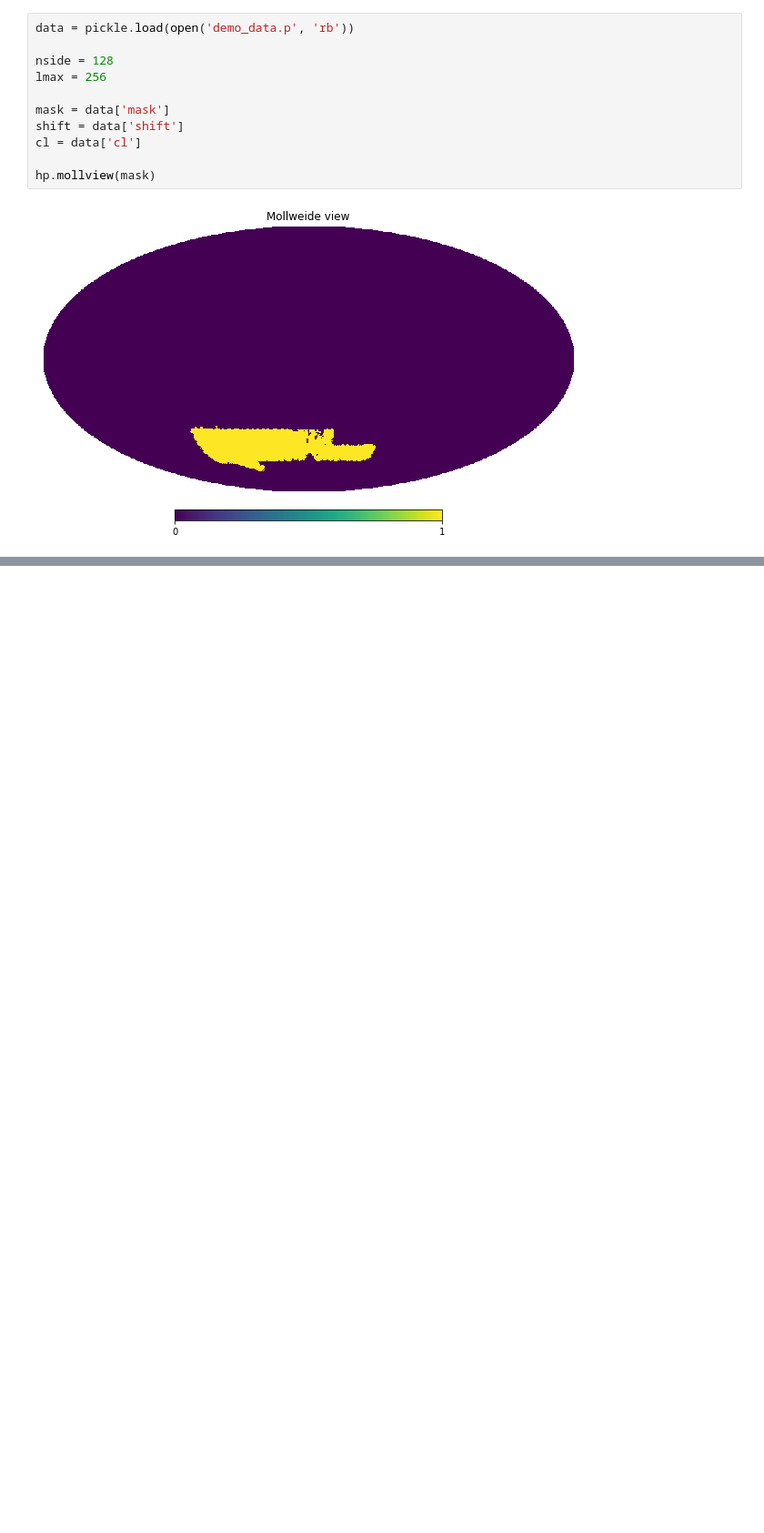
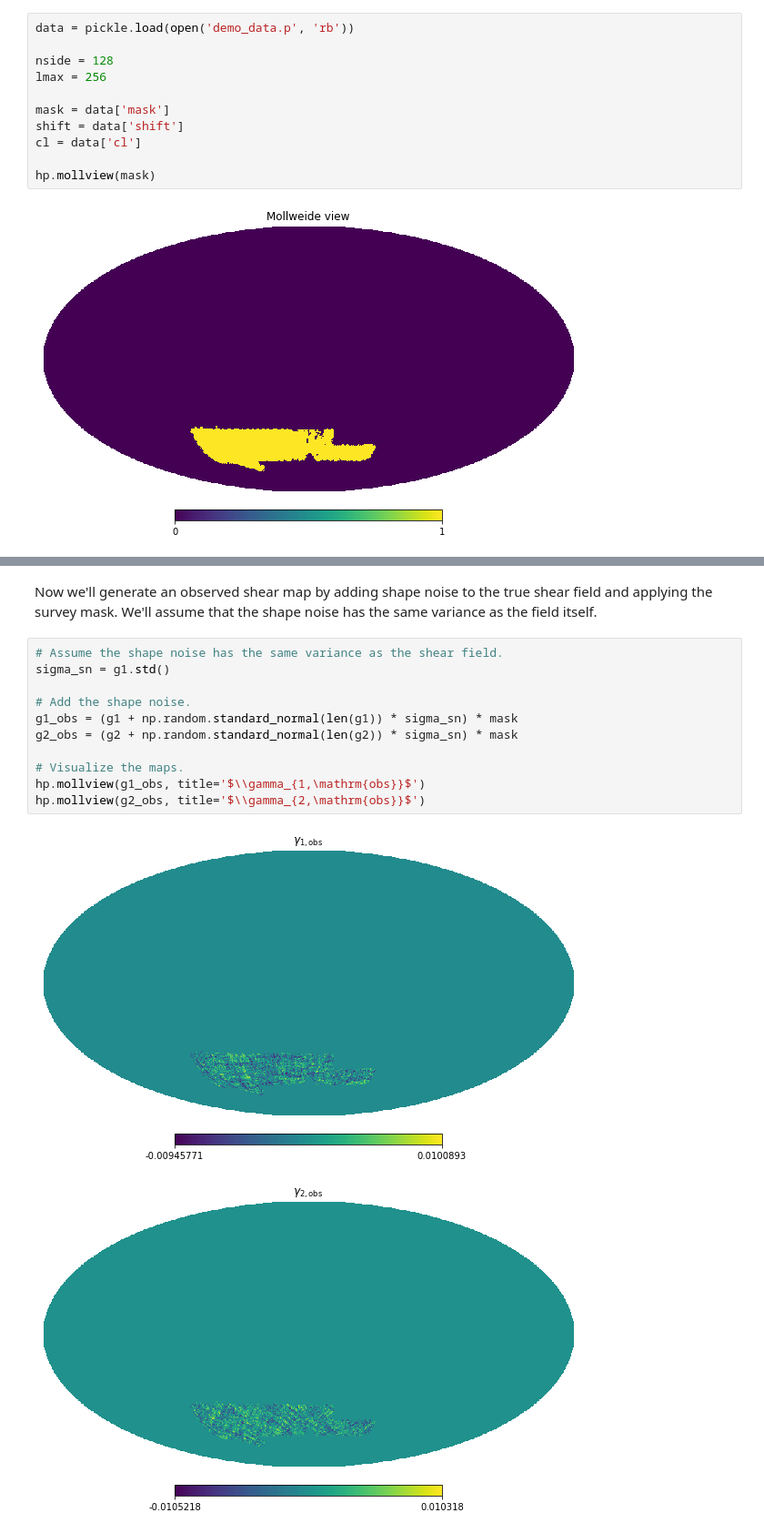
Before and after one commit to pierfied/karmma, a Jupyter notebook: demo/karmma_demo.ipynb, the cells around one changed output, grey strips where cells are left out. Shown at 91% size. Drawn from its saved outputs; the diff is of its cells as text; blank space fills up the shorter version.

```diff
--- a/demo/karmma_demo.ipynb
+++ b/demo/karmma_demo.ipynb
@@ -48,0 +68,16 @@ See documentation of healpy.synalm.
+# %% [markdown]
+Now we'll generate an observed shear map by adding shape noise to the true shear field and applying the survey mask. We'll assume that the shape noise has the same variance as the field itself.
+# %%
+# Assume the shape noise has the same variance as the shear field.
+sigma_sn = g1.std()
+
+# Add the shape noise.
+g1_obs = (g1 + np.random.standard_normal(len(g1)) * sigma_sn) * mask
+g2_obs = (g2 + np.random.standard_normal(len(g2)) * sigma_sn) * mask
+
+# Visualize the maps.
+hp.mollview(g1_obs, title='$\\gamma_{1,\mathrm{obs}}$')
+hp.mollview(g2_obs, title='$\\gamma_{2,\mathrm{obs}}$')
+# %% [output]
+[figure, added]
+[figure, added]
```
Also changed, not shown: parts of 12 cells of this notebook, 2 other files.
